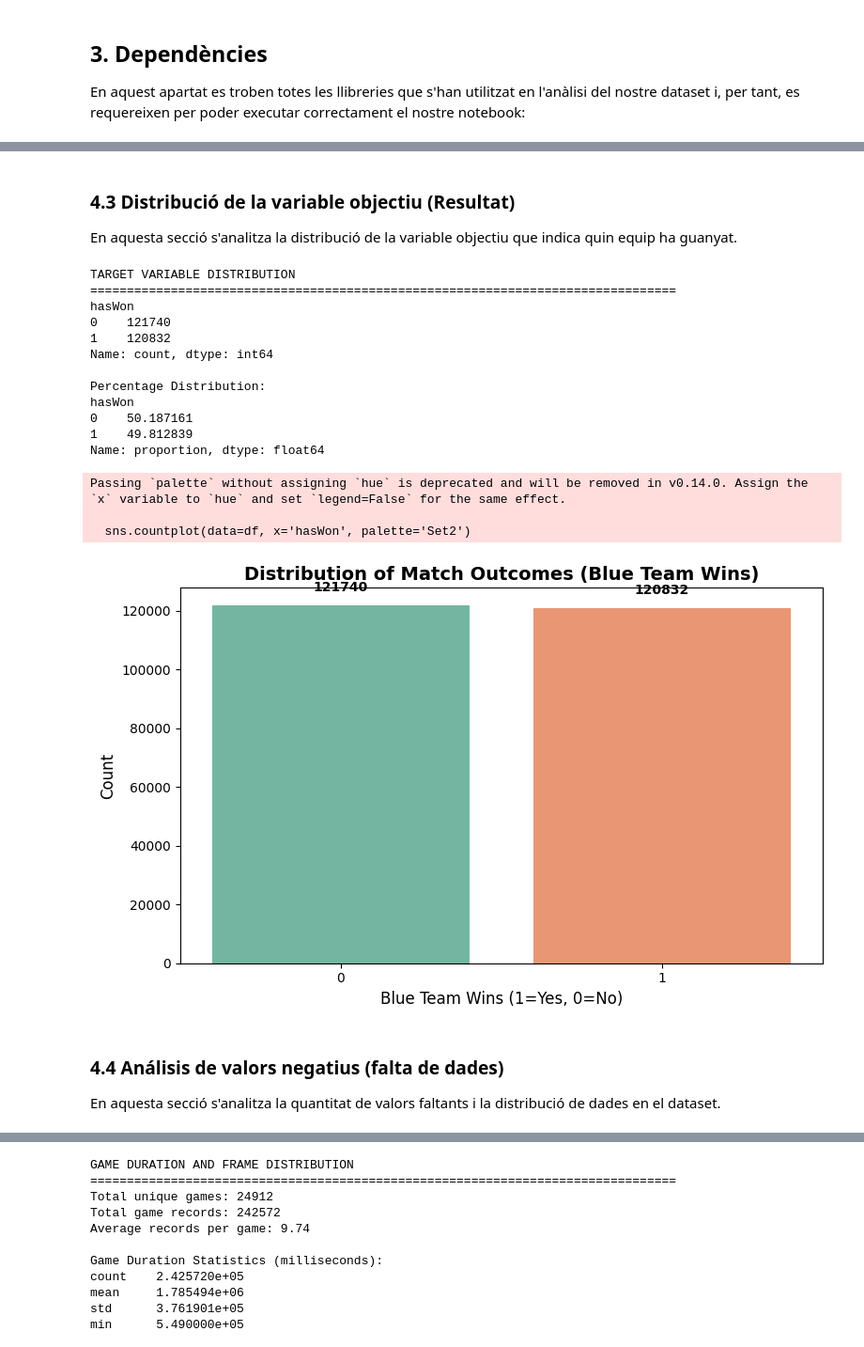
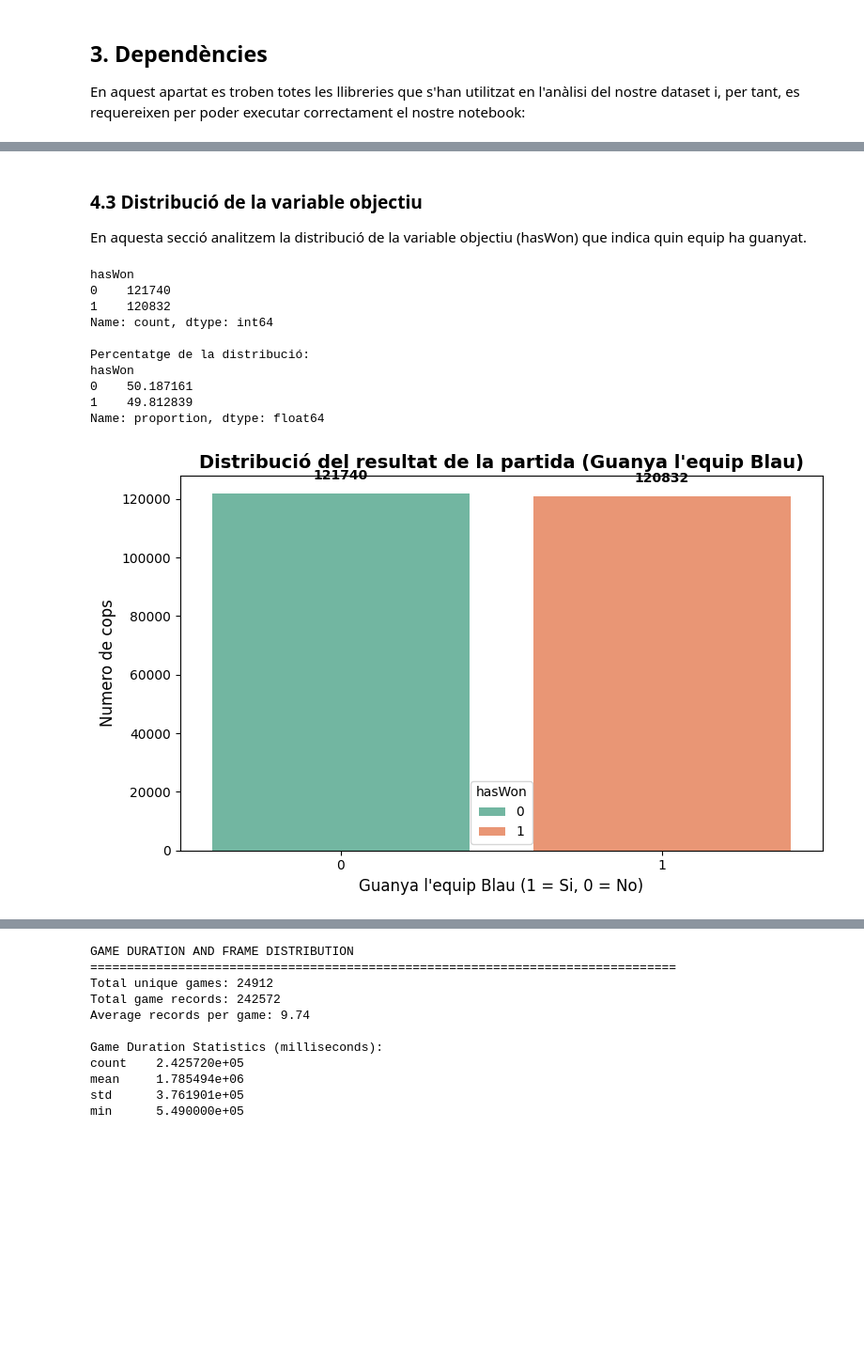
Before and after one commit to NIU1634990/kaggle_lol, a Jupyter notebook: kaggle.ipynb, the cells around one changed output, grey strips where cells are left out. Shown at 94% size. Cells and saved outputs as stored; diff of their text form; code cells hidden in the pictures; blank space fills up the shorter version.

```diff
--- a/kaggle.ipynb
+++ b/kaggle.ipynb
@@ -136,41 +197,31 @@ max      1014.000000      115.000000     107.000000
 # %% [markdown]
-### 4.3 Distribució de la variable objectiu (Resultat)
-En aquesta secció s'analitza la distribució de la variable objectiu que indica quin equip ha guanyat.
+### 4.3 Distribució de la variable objectiu
+En aquesta secció analitzem la distribució de la variable objectiu (hasWon) que indica quin equip ha guanyat.
 # %%
-# Distribution of target variable (hasWon)
-print("TARGET VARIABLE DISTRIBUTION")
-print("="*80)
-print(df['hasWon'].value_counts())
-print("\nPercentage Distribution:")
-print(df['hasWon'].value_counts(normalize=True) * 100)
+# Distribució de la variable objectiu
+print(df["hasWon"].value_counts())
+print("\nPercentatge de la distribució:")
+print(df["hasWon"].value_counts(normalize=True) * 100)
 
-# Visualization of target distribution
+# Visualització de la distribució
 plt.figure(figsize=(8, 5))
-sns.countplot(data=df, x='hasWon', palette='Set2')
-plt.title('Distribution of Match Outcomes (Blue Team Wins)', fontsize=14, fontweight='bold')
-plt.xlabel('Blue Team Wins (1=Yes, 0=No)', fontsize=12)
-plt.ylabel('Count', fontsize=12)
-for i, v in enumerate(df['hasWon'].value_counts()):
-    plt.text(i, v + 5000, str(v), ha='center', fontweight='bold')
+sns.countplot(data=df, x="hasWon", hue="hasWon",  palette="Set2")
+plt.title("Distribució del resultat de la partida (Guanya l'equip Blau)", fontsize=14, fontweight="bold")
+plt.xlabel("Guanya l'equip Blau (1 = Si, 0 = No)", fontsize=12)
+plt.ylabel("Numero de cops", fontsize=12)
+for i, v in enumerate(df["hasWon"].value_counts()):
+    plt.text(i, v + 5000, str(v), ha="center", fontweight='bold')
 plt.tight_layout()
 plt.show()
 # %% [output]
-TARGET VARIABLE DISTRIBUTION
-================================================================================
 hasWon
 0    121740
 1    120832
 Name: count, dtype: int64
 
-Percentage Distribution:
+Percentatge de la distribució:
 hasWon
 0    50.187161
 1    49.812839
 Name: proportion, dtype: float64
-Passing `palette` without assigning `hue` is deprecated and will be removed in v0.14.0. Assign the `x` variable to `hue` and set `legend=False` for the same effect.
-
-  sns.countplot(data=df, x='hasWon', palette='Set2')
-[figure, old version]
+[figure, new version]
-# %% [markdown]
-### 4.4 Análisis de valors negatius (falta de dades)
-En aquesta secció s'analitza la quantitat de valors faltants i la distribució de dades en el dataset.
```
Also changed, not shown: parts of 28 cells of this notebook.
